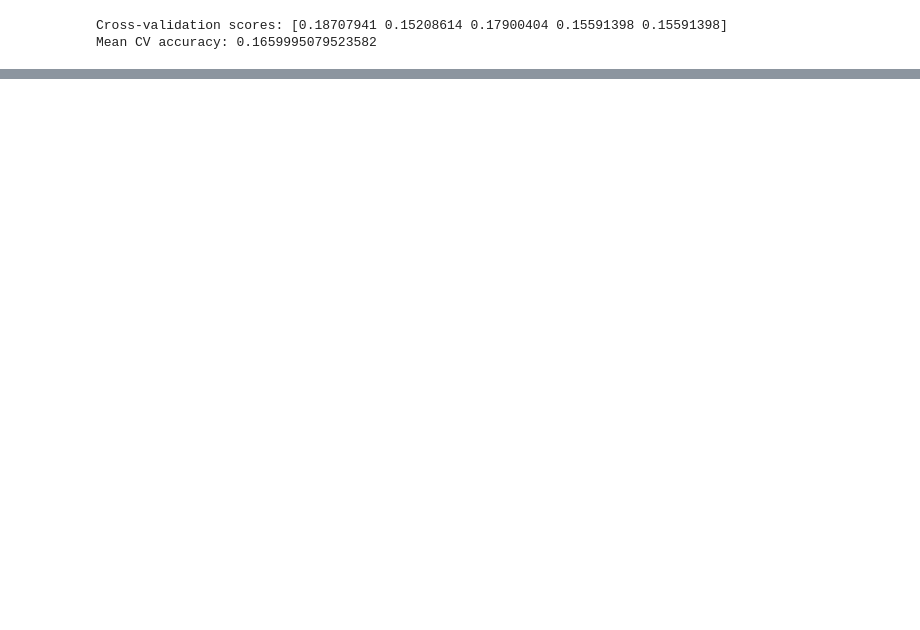
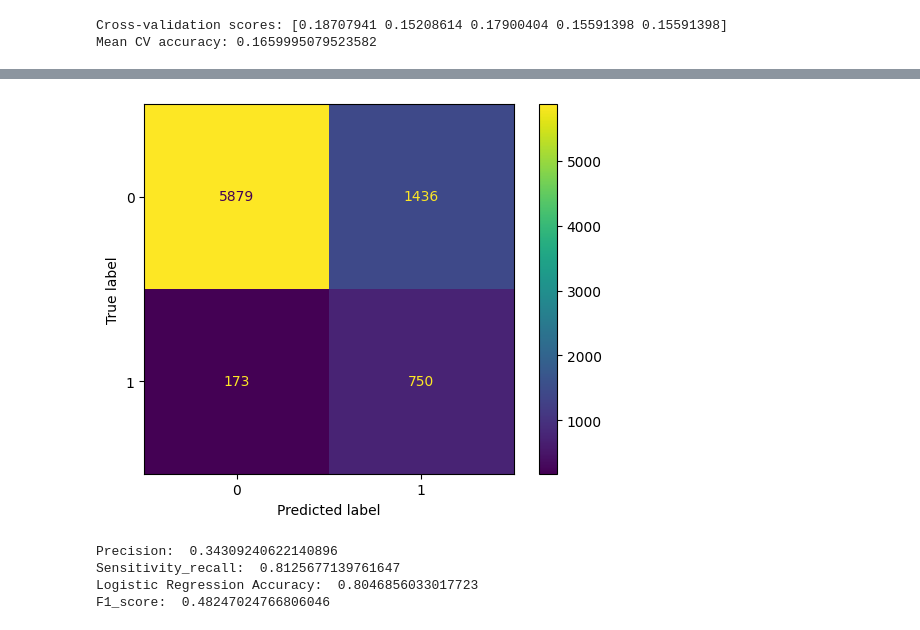
Before and after one commit to danielsye/MARKETING_CAMPAIGN_ANALYSIS, a Jupyter notebook: code.ipynb, the cells around one changed output, grey strips where cells are left out. Saved outputs shown, nothing was run; the diff lists cells and outputs as text; code cells hidden in the pictures; blank space fills up the shorter version.

```diff
--- a/code.ipynb
+++ b/code.ipynb
@@ -1020,0 +1082,22 @@ plot_learning_curve(RandomForestClassifier(max_depth=3, random_state=2023), X_tr
+# %%
+rf_clf = RandomForestClassifier(max_depth=3, n_estimators=150, class_weight=class_weights, random_state=2023)
+rf_clf.fit(X_train, y_train)
+y_pred=rf_clf.predict(X_test)
+# %%
+from sklearn import metrics
+confusion_matrix = metrics.confusion_matrix(y_test, y_pred)
+
+cm_display = metrics.ConfusionMatrixDisplay(confusion_matrix = confusion_matrix)
+cm_display.plot()
+plt.show()
+
+print('Precision: ' , metrics.precision_score(y_test, y_pred))
+print('Sensitivity_recall: ', metrics.recall_score(y_test, y_pred))
+print("Logistic Regression Accuracy: ", np.mean(y_pred == y_test))
+print('F1_score: ' , metrics.f1_score(y_test, y_pred))
+# %% [output]
+[figure, added]
+Precision:  0.34309240622140896
+Sensitivity_recall:  0.8125677139761647
+Logistic Regression Accuracy:  0.8046856033017723
+F1_score:  0.48247024766806046
```
Also changed, not shown: parts of 16 cells of this notebook.
